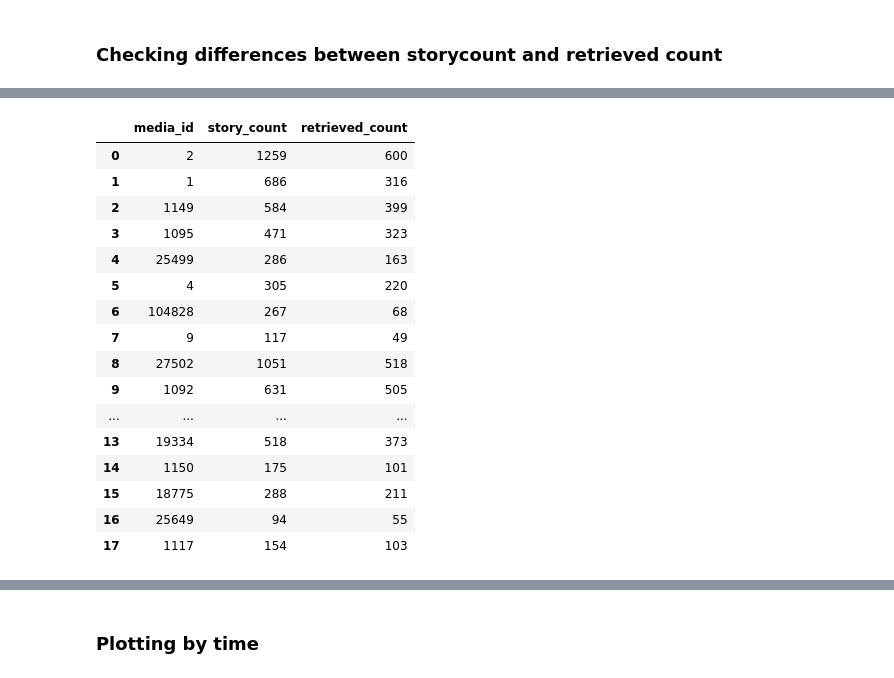
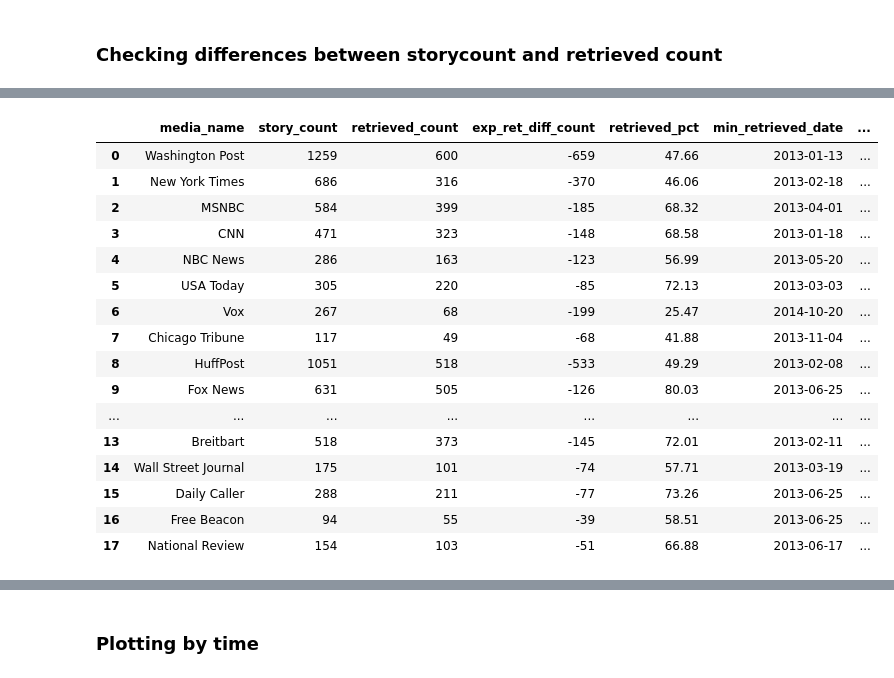
Before and after one commit to analoncur3/Voter-ID-US-News-Media, a Jupyter notebook: Data collection/Mediascore.ipynb, the cells around one changed output, grey strips where cells are left out. Saved outputs shown, nothing was run; the diff lists cells and outputs as text; code cells hidden in the pictures.

```diff
--- a/Data collection/Mediascore.ipynb
+++ b/Data collection/Mediascore.ipynb
@@ -271,9 +273,3 @@ corpus.head()
 | 2 | 319094668 | 2015-02-10 04:55:04 | Robert M. Brandon: Opportunities ... | http://www.huffingtonpost.com/rob... | en | False | NaN | 27502 | HuffPost | ... |
 | 3 | 320942194 | 2015-02-22 11:42:46 | Mary Bottari: Scott Walker Pushes... | http://www.huffingtonpost.com/mar... | en | False | NaN | 27502 | HuffPost | ... |
 | 4 | 321743370 | 2015-02-25 09:03:01 | Ted Strickland Announces He's Run... | http://www.huffingtonpost.com/201... | en | False | NaN | 27502 | HuffPost | ... |
-# %%
-# modify data types
-corpus['stories_id'] = corpus['stories_id'].astype('str')
-corpus['media_id'] = corpus['media_id'].astype('str')
-corpus.head()
-len(corpus)
@@ -314,4 +276,6 @@ dfr_dates
 # %% [markdown]
 ### Checking differences between storycount and retrieved count
 # %%
-df_count = pd.DataFrame(corpus.value_counts('media_id')).reset_index().rename(columns={0:'retrieved_count'})
+# count number of stories retrieved per outlet
+df_count = pd.DataFrame(corpus.value_counts('media_name')).reset_index().rename(columns={0:'retrieved_count'})
+df_count
@@ -319,3 +301,7 @@ df_count = pd.DataFrame(corpus.value_counts('media_id')).reset_index().rename(co
 # modify data type
 df_count['media_id'] = df_count['media_id'].astype('str')
 stories['media_id'] = stories['media_id'].astype('str')
+# %%
+# merge the story count dataframe with the retrieved count dataframe
+df_outlets = stories.merge(df_count, on='media_name')
+df_outlets
@@ -322,21 +348,27 @@ stories['media_id'] = stories['media_id'].astype('str')
+# %%
+df_dates = corpus.groupby('media_name').agg({'Date': ['min', 'max']}).reset_index()
+df_dates.columns = df_dates.columns.to_flat_index()
+df_dates = df_dates.rename(columns={df_dates.columns[0]: "media_name",
+                                      df_dates.columns[1]: "min_retrieved_date",
+                                      df_dates.columns[2]: "max_retrieved_date"})
 # %%
-df_outlets = stories.merge(df_count, on='media_id')
+df_outlets = df_outlets.merge(df_dates, on='media_name')
 df_outlets
 # %% [output]
-|  | media_id | story_count | retrieved_count |
-| 0 | 2 | 1259 | 600 |
-| 1 | 1 | 686 | 316 |
-| 2 | 1149 | 584 | 399 |
-| 3 | 1095 | 471 | 323 |
-| 4 | 25499 | 286 | 163 |
-| 5 | 4 | 305 | 220 |
-| 6 | 104828 | 267 | 68 |
-| 7 | 9 | 117 | 49 |
-| 8 | 27502 | 1051 | 518 |
-| 9 | 1092 | 631 | 505 |
-| ... | ... | ... | ... |
-| 13 | 19334 | 518 | 373 |
-| 14 | 1150 | 175 | 101 |
-| 15 | 18775 | 288 | 211 |
-| 16 | 25649 | 94 | 55 |
-| 17 | 1117 | 154 | 103 |
+|  | media_name | story_count | retrieved_count | exp_ret_diff_count | retrieved_pct | min_retrieved_date | ... |
+| 0 | Washington Post | 1259 | 600 | -659 | 47.66 | 2013-01-13 | ... |
+| 1 | New York Times | 686 | 316 | -370 | 46.06 | 2013-02-18 | ... |
+| 2 | MSNBC | 584 | 399 | -185 | 68.32 | 2013-04-01 | ... |
+| 3 | CNN | 471 | 323 | -148 | 68.58 | 2013-01-18 | ... |
+| 4 | NBC News | 286 | 163 | -123 | 56.99 | 2013-05-20 | ... |
+| 5 | USA Today | 305 | 220 | -85 | 72.13 | 2013-03-03 | ... |
+| 6 | Vox | 267 | 68 | -199 | 25.47 | 2014-10-20 | ... |
+| 7 | Chicago Tribune | 117 | 49 | -68 | 41.88 | 2013-11-04 | ... |
+| 8 | HuffPost | 1051 | 518 | -533 | 49.29 | 2013-02-08 | ... |
+| 9 | Fox News | 631 | 505 | -126 | 80.03 | 2013-06-25 | ... |
+| ... | ... | ... | ... | ... | ... | ... | ... |
+| 13 | Breitbart | 518 | 373 | -145 | 72.01 | 2013-02-11 | ... |
+| 14 | Wall Street Journal | 175 | 101 | -74 | 57.71 | 2013-03-19 | ... |
+| 15 | Daily Caller | 288 | 211 | -77 | 73.26 | 2013-06-25 | ... |
+| 16 | Free Beacon | 94 | 55 | -39 | 58.51 | 2013-06-25 | ... |
+| 17 | National Review | 154 | 103 | -51 | 66.88 | 2013-06-17 | ... |
```
Also changed, not shown: parts of 14 cells of this notebook.
